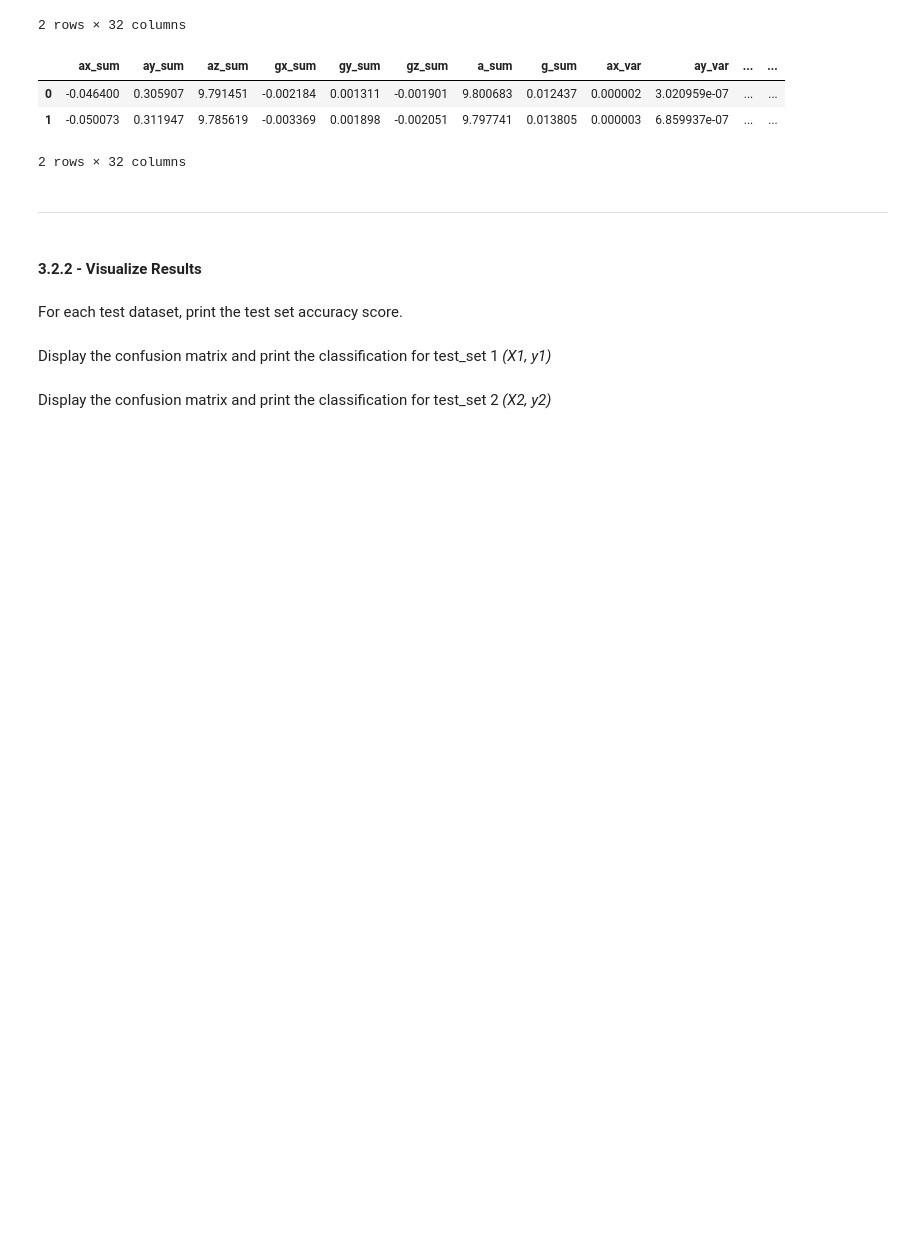
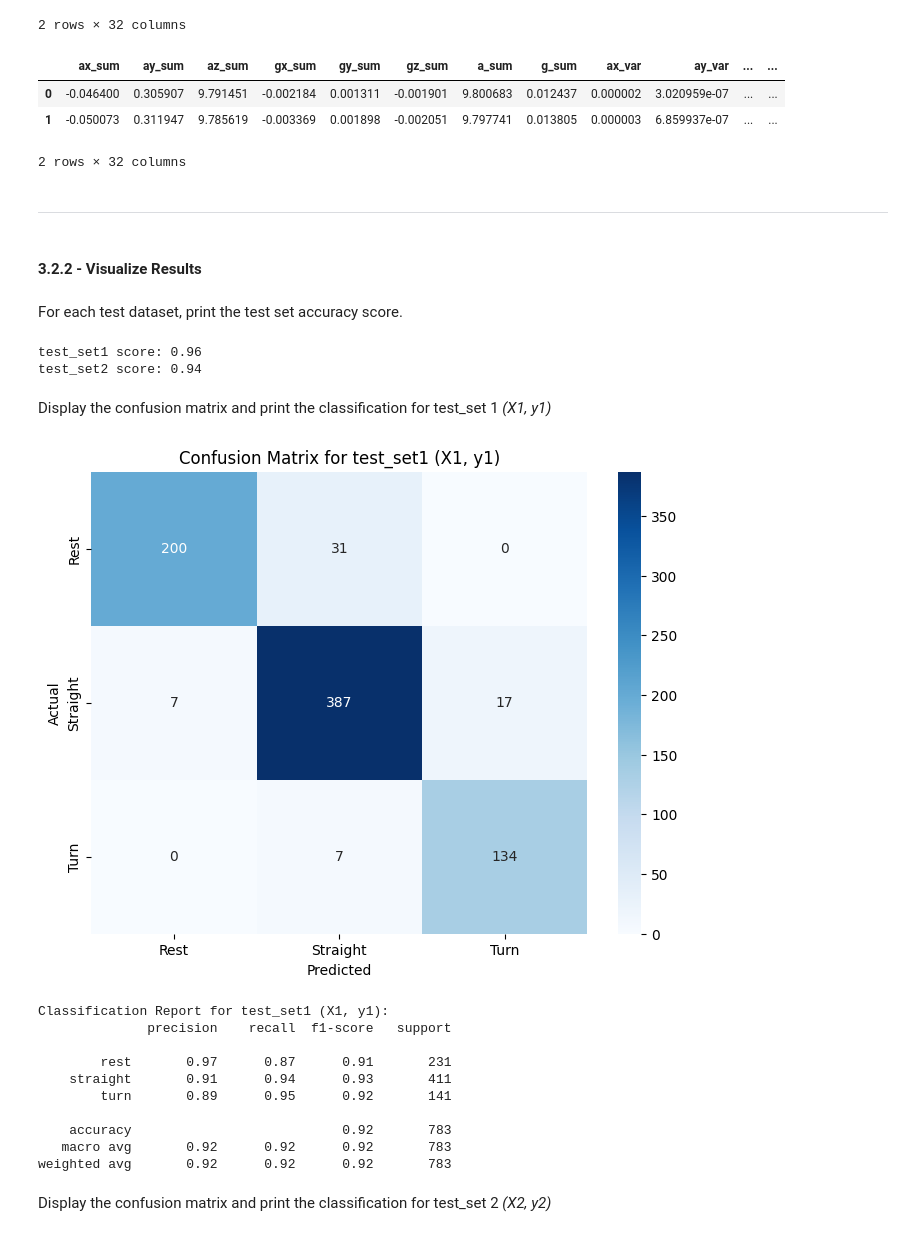
Before and after one commit to jasleenbadhesha/engg680_2024_fall, a Jupyter notebook: Lab_Assignment4/Assignment 4.ipynb, the cells around one changed output. Drawn from its saved outputs; the diff is of its cells as text; code cells hidden in the pictures; blank space fills up the shorter version.

```diff
--- a/Lab_Assignment4/Assignment 4.ipynb
+++ b/Lab_Assignment4/Assignment 4.ipynb
@@ -689,8 +832,9 @@ The model trained in 3.1 is to be tested on the independent datasets, that is te
 Seperate the testsets into group selected features and target vectors *(X1, y1)* and *(X2,y2)*
 # %%
 # TODO - Load the target vector from test_set1 into y1, and the group selected features from test_set1 into X1
-# y1 =
-# X1 =
+selected_features = [col for col in test_set1.columns if col != 'motion_state']
+y1 = test_set1['motion_state']
+X1 = test_set1[selected_features]
 X1.head(2)
 # %% [output]
 |  | ax_sum | ay_sum | az_sum | gx_sum | gy_sum | gz_sum | a_sum | g_sum | ax_var | ay_var | ... | ... |
@@ -699,8 +843,8 @@ X1.head(2)
 2 rows × 32 columns
 # %%
 # TODO - Load the target vector from test_set2 into y2, and the group selected features from test_set2 into X2
-# y2 =
-# X2 =
+y1 = test_set1['motion_state']
+X1 = test_set1[selected_features]
 X2.head(2)
 # %% [output]
 |  | ax_sum | ay_sum | az_sum | gx_sum | gy_sum | gz_sum | a_sum | g_sum | ax_var | ay_var | ... | ... |
@@ -720,2 +860,21 @@ For each test dataset, print the test set accuracy score.
+# %%
+# TODO - Print test score accuracies for test_set1 and test_set2
+#print("test_set1 score: {:.2f}".format(???))
+#print("test_set2 score: {:.2f}".format(???))
+grid1 = GridSearchCV(pipe, param_grid, cv=5, scoring='accuracy', return_train_score=True)
+grid1.fit(X1_train, y1_train)
+y1_test_pred = grid1.best_estimator_.predict(X1)
+test_accuracy1 = accuracy_score(y1, y1_test_pred)
+print("test_set1 score: {:.2f}".format(test_accuracy1))
+
+# Predict on test_set2 and calculate accuracy
+grid2 = GridSearchCV(pipe, param_grid, cv=5, scoring='accuracy', return_train_score=True)
+grid2.fit(X2_train, y2_train)
+y2_test_pred = grid2.best_estimator_.predict(X2)
+test_accuracy2 = accuracy_score(y2, y2_test_pred)
+print("test_set2 score: {:.2f}".format(test_accuracy2))
+# %% [output]
+test_set1 score: 0.96
+test_set2 score: 0.94
 # %% [markdown]
 Display the confusion matrix and print the classification for test_set 1 *(X1, y1)*
@@ -724,2 +881,32 @@ Display the confusion matrix and print the classification for test_set 1 *(X1, y
+# %%
+# TODO - Display confusion matrix and print classification report for (X1, y1)
+y1_pred = grid.best_estimator_.predict(X1)
+
+# Confusion Matrix
+conf_matrix1 = confusion_matrix(y1, y1_pred)
+
+# Plot the Confusion Matrix
+plt.figure(figsize=(8, 6))
+sns.heatmap(conf_matrix1, annot=True, fmt='d', cmap='Blues', xticklabels=['Rest', 'Straight', 'Turn'], yticklabels=['Rest', 'Straight', 'Turn'])
+plt.title("Confusion Matrix for test_set1 (X1, y1)")
+plt.xlabel("Predicted")
+plt.ylabel("Actual")
+plt.show()
+
+# Classification Report
+print("\nClassification Report for test_set1 (X1, y1):")
+print(classification_report(y1, y1_pred))
+# %% [output]
+[figure, added]
+Classification Report for test_set1 (X1, y1):
+              precision    recall  f1-score   support
+
+        rest       0.97      0.87      0.91       231
+    straight       0.91      0.94      0.93       411
+        turn       0.89      0.95      0.92       141
+
+    accuracy                           0.92       783
+   macro avg       0.92      0.92      0.92       783
+weighted avg       0.92      0.92      0.92       783
 # %% [markdown]
 Display the confusion matrix and print the classification for test_set 2 *(X2, y2)*
```
Also changed, not shown: parts of 27 cells of this notebook.
